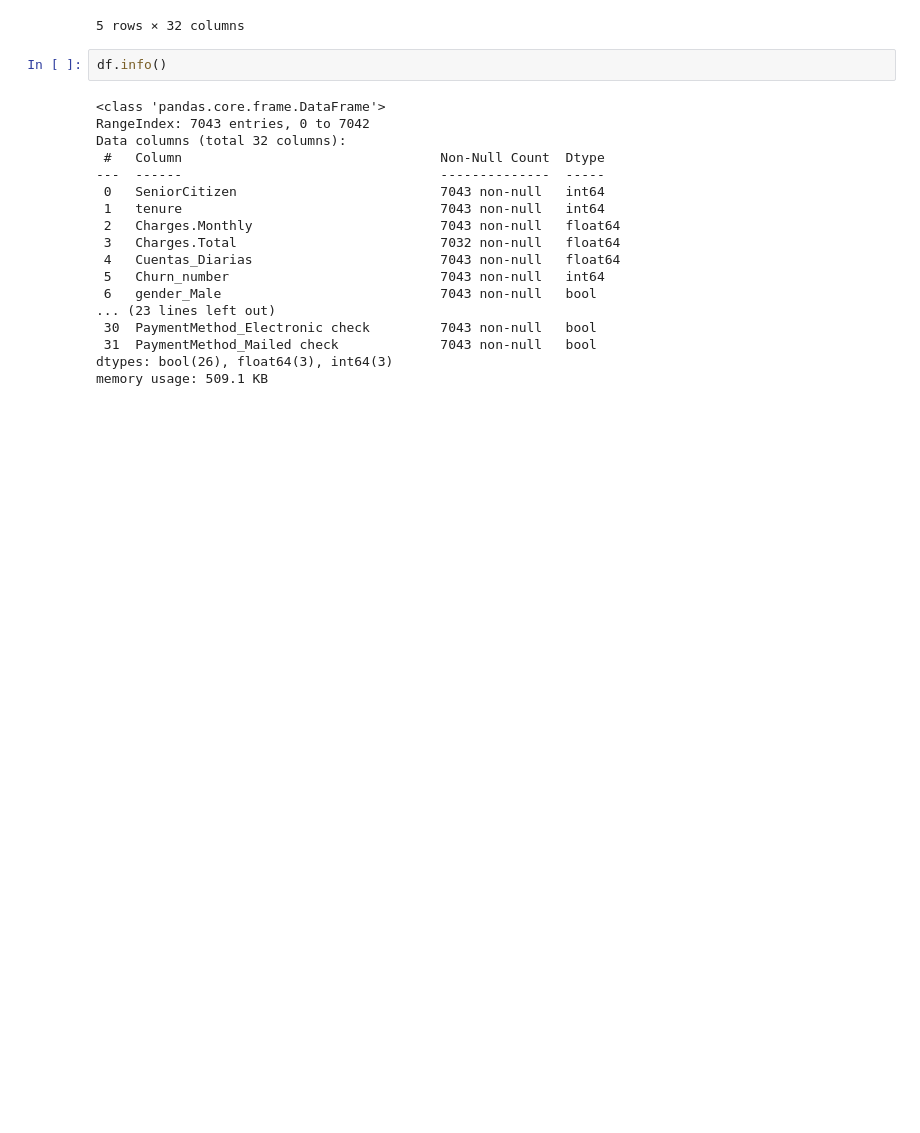
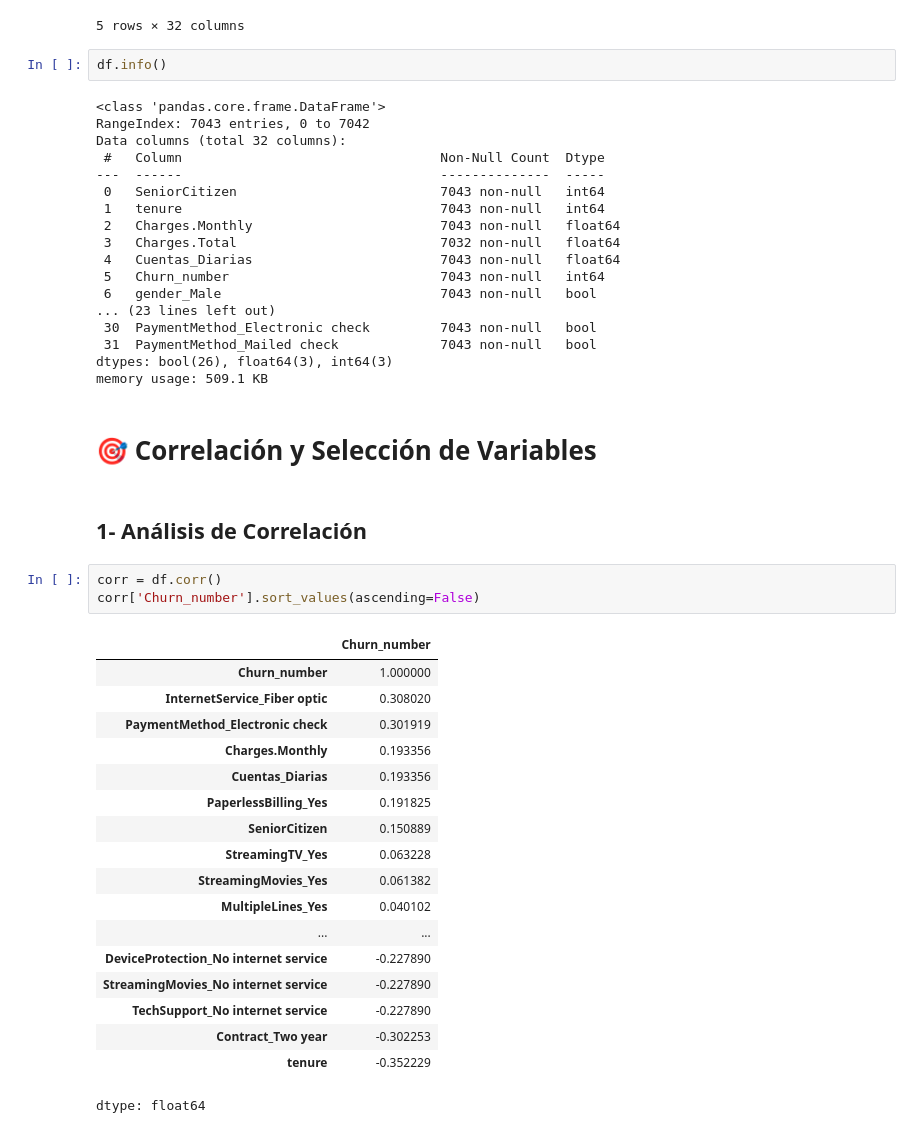
Before and after one commit to Karl-Sancho/challenge3-data-science-LATAM, a Jupyter notebook: TelecomX_LATAM_Parte_2.ipynb, the cells around one changed output. Drawn from its saved outputs; the diff is of its cells as text; blank space fills up the shorter version.

```diff
--- a/TelecomX_LATAM_Parte_2.ipynb
+++ b/TelecomX_LATAM_Parte_2.ipynb
@@ -118,3 +118,29 @@ Data columns (total 32 columns):
  31  PaymentMethod_Mailed check             7043 non-null   bool
 dtypes: bool(26), float64(3), int64(3)
 memory usage: 509.1 KB
+# %% [markdown]
+# 🎯 Correlación y Selección de Variables
+# %% [markdown]
+## 1- Análisis de Correlación
+# %%
+corr = df.corr()
+corr['Churn_number'].sort_values(ascending=False)
+# %% [output]
+|  | Churn_number |
+| Churn_number | 1.000000 |
+| InternetService_Fiber optic | 0.308020 |
+| PaymentMethod_Electronic check | 0.301919 |
+| Charges.Monthly | 0.193356 |
+| Cuentas_Diarias | 0.193356 |
+| PaperlessBilling_Yes | 0.191825 |
+| SeniorCitizen | 0.150889 |
+| StreamingTV_Yes | 0.063228 |
+| StreamingMovies_Yes | 0.061382 |
+| MultipleLines_Yes | 0.040102 |
+| ... | ... |
+| DeviceProtection_No internet service | -0.227890 |
+| StreamingMovies_No internet service | -0.227890 |
+| TechSupport_No internet service | -0.227890 |
+| Contract_Two year | -0.302253 |
+| tenure | -0.352229 |
+dtype: float64
```
Also changed, not shown: parts of 1 cell of this notebook.
